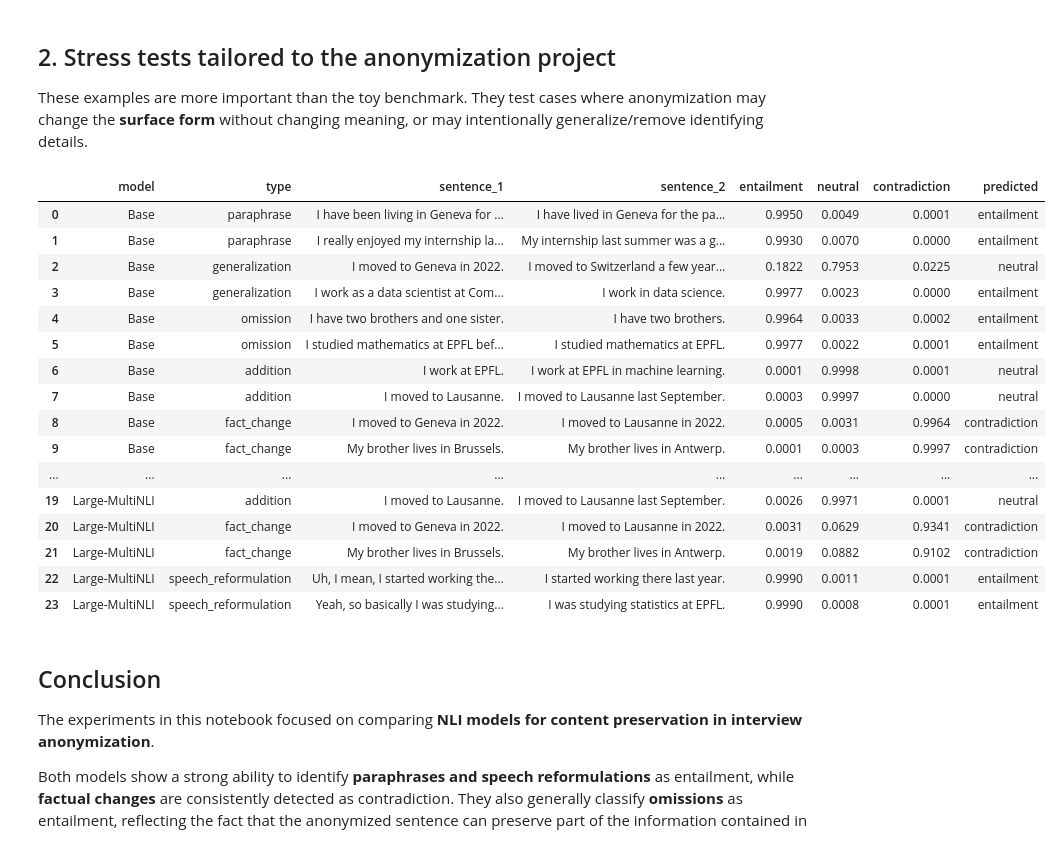
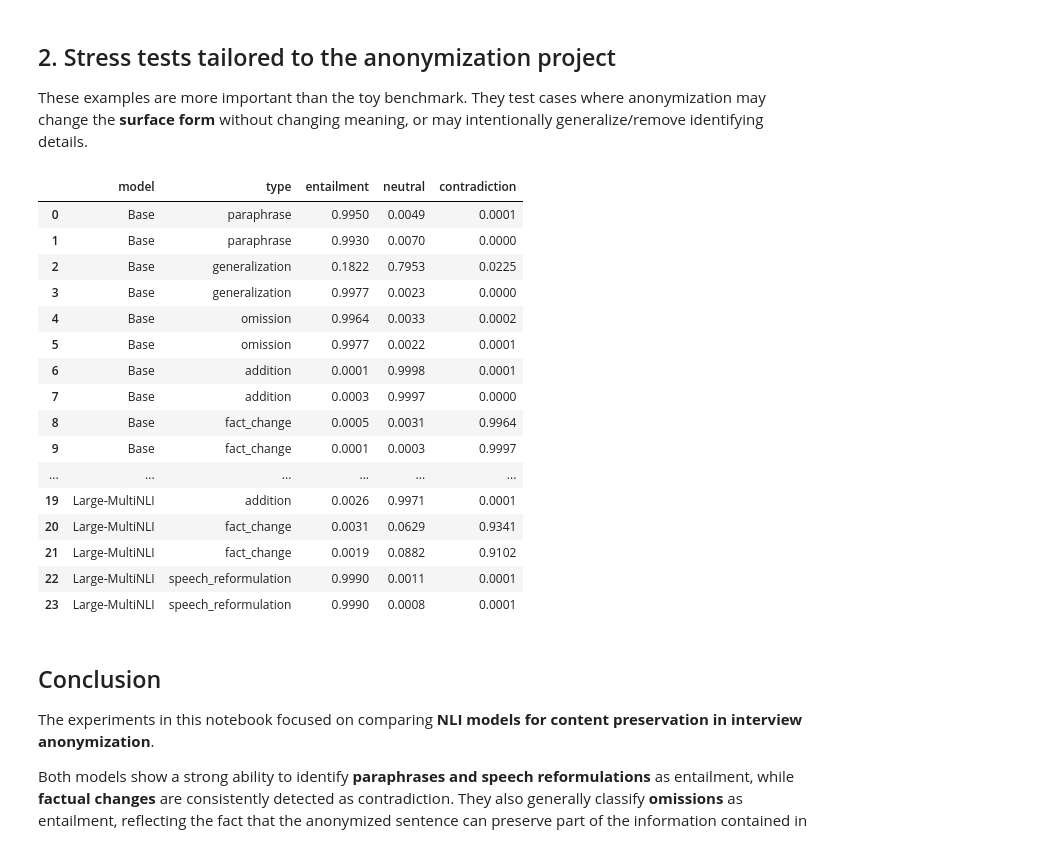
Before and after one commit to Junicolay/interview-anonymization, a Jupyter notebook: notebooks/06_nli_model_comparison.ipynb, the cells around one changed output. Saved outputs shown, nothing was run; the diff lists cells and outputs as text; code cells hidden in the pictures.

```diff
--- a/notebooks/06b_nli_model_comparison.ipynb
+++ b/notebooks/06_nli_model_comparison.ipynb
@@ -70,4 +86,6 @@ strict_benchmark = [
     ("contradiction", "She works in finance.", "She does not work in finance."),
     ("contradiction", "The meeting is on Monday.", "The meeting is on Tuesday."),
 ]
+
+LABELS = ("entailment", "neutral", "contradiction")
 # %%
@@ -146,13 +115,24 @@ pairs = [(s1, s2) for _, s1, s2 in strict_benchmark]
 targets = [target for target, _, _ in strict_benchmark]
 
 strict_results = {}
-for model_name, (tokenizer, model) in loaded.items():
-    df = predict_nli(tokenizer, model, pairs)
+
+for model_name, components in loaded.items():
+    df = predict_nli(
+        tokenizer=components["tokenizer"],
+        model=components["model"],
+        pairs=pairs,
+        device=components["device"],
+        label_mapping=components["label_mapping"],
+    )
+
     df["target"] = targets
+    df["predicted"] = df[list(LABELS)].idxmax(axis=1)
+
     strict_results[model_name] = df
 
     accuracy = (df["predicted"] == df["target"]).mean()
     print(f"{model_name}: accuracy = {accuracy:.3f}")
+
     display(df.round(4))
 # %% [output]
 Base: accuracy = 0.833
@@ -243,33 +223,41 @@ stress_tests = [
 # %%
 stress_pairs = [(a, b) for _, a, b in stress_tests]
 stress_outputs = []
 
-for model_name, (tokenizer, model) in loaded.items():
-    df = predict_nli(tokenizer, model, stress_pairs)
+for model_name, components in loaded.items():
+    df = predict_nli(
+        tokenizer=components["tokenizer"],
+        model=components["model"],
+        pairs=stress_pairs,
+        device=components["device"],
+        label_mapping=components["label_mapping"],
+    )
+
     df.insert(0, "model", model_name)
     df.insert(1, "type", [x[0] for x in stress_tests])
+
     stress_outputs.append(df)
 
 stress_results = pd.concat(stress_outputs, ignore_index=True)
 display(stress_results.round(4))
 # %% [output]
-|  | model | type | sentence_1 | sentence_2 | entailment | neutral | contradiction | predicted |
-| 0 | Base | paraphrase | I have been living in Geneva for ... | I have lived in Geneva for the pa... | 0.9950 | 0.0049 | 0.0001 | entailment |
-| 1 | Base | paraphrase | I really enjoyed my internship la... | My internship last summer was a g... | 0.9930 | 0.0070 | 0.0000 | entailment |
-| 2 | Base | generalization | I moved to Geneva in 2022. | I moved to Switzerland a few year... | 0.1822 | 0.7953 | 0.0225 | neutral |
-| 3 | Base | generalization | I work as a data scientist at Com... | I work in data science. | 0.9977 | 0.0023 | 0.0000 | entailment |
-| 4 | Base | omission | I have two brothers and one sister. | I have two brothers. | 0.9964 | 0.0033 | 0.0002 | entailment |
-| 5 | Base | omission | I studied mathematics at EPFL bef... | I studied mathematics at EPFL. | 0.9977 | 0.0022 | 0.0001 | entailment |
-| 6 | Base | addition | I work at EPFL. | I work at EPFL in machine learning. | 0.0001 | 0.9998 | 0.0001 | neutral |
-| 7 | Base | addition | I moved to Lausanne. | I moved to Lausanne last September. | 0.0003 | 0.9997 | 0.0000 | neutral |
-| 8 | Base | fact_change | I moved to Geneva in 2022. | I moved to Lausanne in 2022. | 0.0005 | 0.0031 | 0.9964 | contradiction |
-| 9 | Base | fact_change | My brother lives in Brussels. | My brother lives in Antwerp. | 0.0001 | 0.0003 | 0.9997 | contradiction |
-| ... | ... | ... | ... | ... | ... | ... | ... | ... |
-| 19 | Large-MultiNLI | addition | I moved to Lausanne. | I moved to Lausanne last September. | 0.0026 | 0.9971 | 0.0001 | neutral |
-| 20 | Large-MultiNLI | fact_change | I moved to Geneva in 2022. | I moved to Lausanne in 2022. | 0.0031 | 0.0629 | 0.9341 | contradiction |
-| 21 | Large-MultiNLI | fact_change | My brother lives in Brussels. | My brother lives in Antwerp. | 0.0019 | 0.0882 | 0.9102 | contradiction |
-| 22 | Large-MultiNLI | speech_reformulation | Uh, I mean, I started working the... | I started working there last year. | 0.9990 | 0.0011 | 0.0001 | entailment |
-| 23 | Large-MultiNLI | speech_reformulation | Yeah, so basically I was studying... | I was studying statistics at EPFL. | 0.9990 | 0.0008 | 0.0001 | entailment |
+|  | model | type | entailment | neutral | contradiction |
+| 0 | Base | paraphrase | 0.9950 | 0.0049 | 0.0001 |
+| 1 | Base | paraphrase | 0.9930 | 0.0070 | 0.0000 |
+| 2 | Base | generalization | 0.1822 | 0.7953 | 0.0225 |
+| 3 | Base | generalization | 0.9977 | 0.0023 | 0.0000 |
+| 4 | Base | omission | 0.9964 | 0.0033 | 0.0002 |
+| 5 | Base | omission | 0.9977 | 0.0022 | 0.0001 |
+| 6 | Base | addition | 0.0001 | 0.9998 | 0.0001 |
+| 7 | Base | addition | 0.0003 | 0.9997 | 0.0000 |
+| 8 | Base | fact_change | 0.0005 | 0.0031 | 0.9964 |
+| 9 | Base | fact_change | 0.0001 | 0.0003 | 0.9997 |
+| ... | ... | ... | ... | ... | ... |
+| 19 | Large-MultiNLI | addition | 0.0026 | 0.9971 | 0.0001 |
+| 20 | Large-MultiNLI | fact_change | 0.0031 | 0.0629 | 0.9341 |
+| 21 | Large-MultiNLI | fact_change | 0.0019 | 0.0882 | 0.9102 |
+| 22 | Large-MultiNLI | speech_reformulation | 0.9990 | 0.0011 | 0.0001 |
+| 23 | Large-MultiNLI | speech_reformulation | 0.9990 | 0.0008 | 0.0001 |
 # %% [markdown]
 ## Conclusion
 
```
Also changed, not shown: parts of 5 cells of this notebook, 23 other files.
